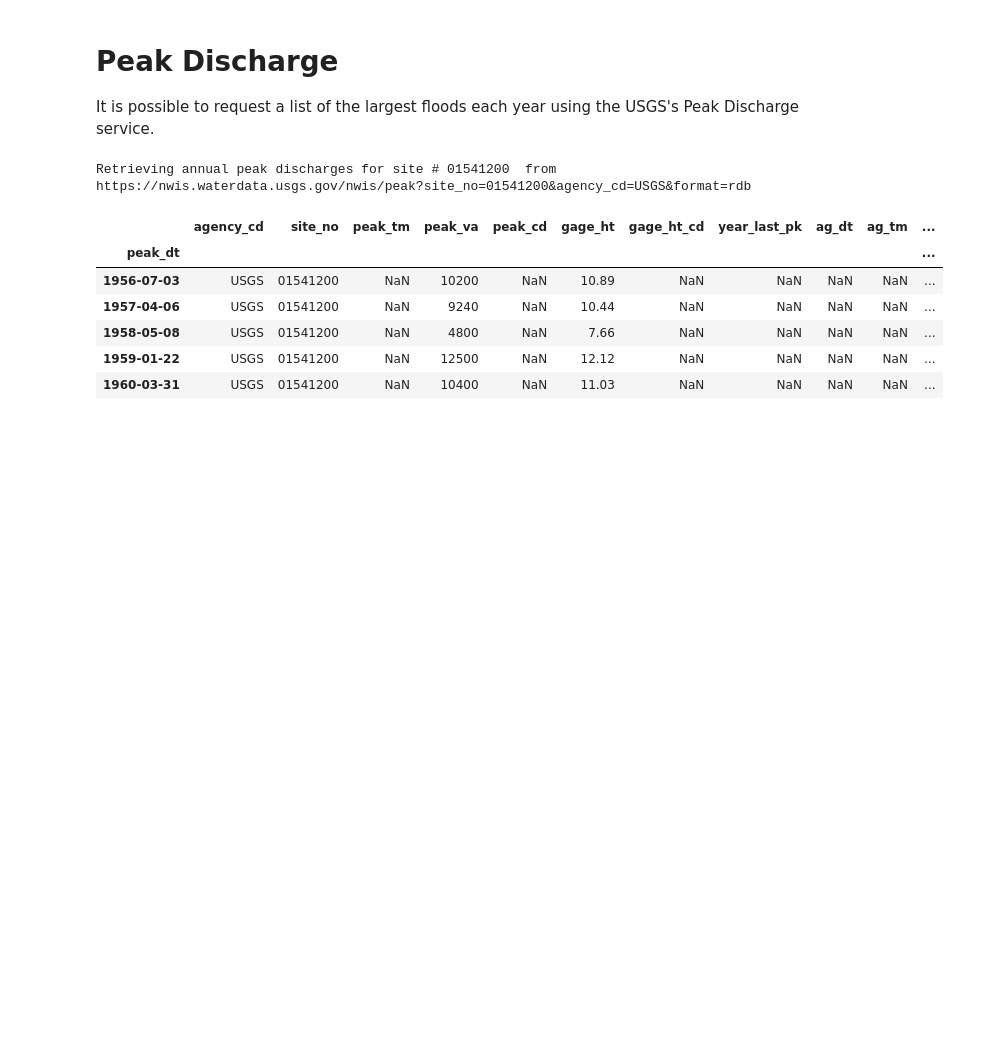
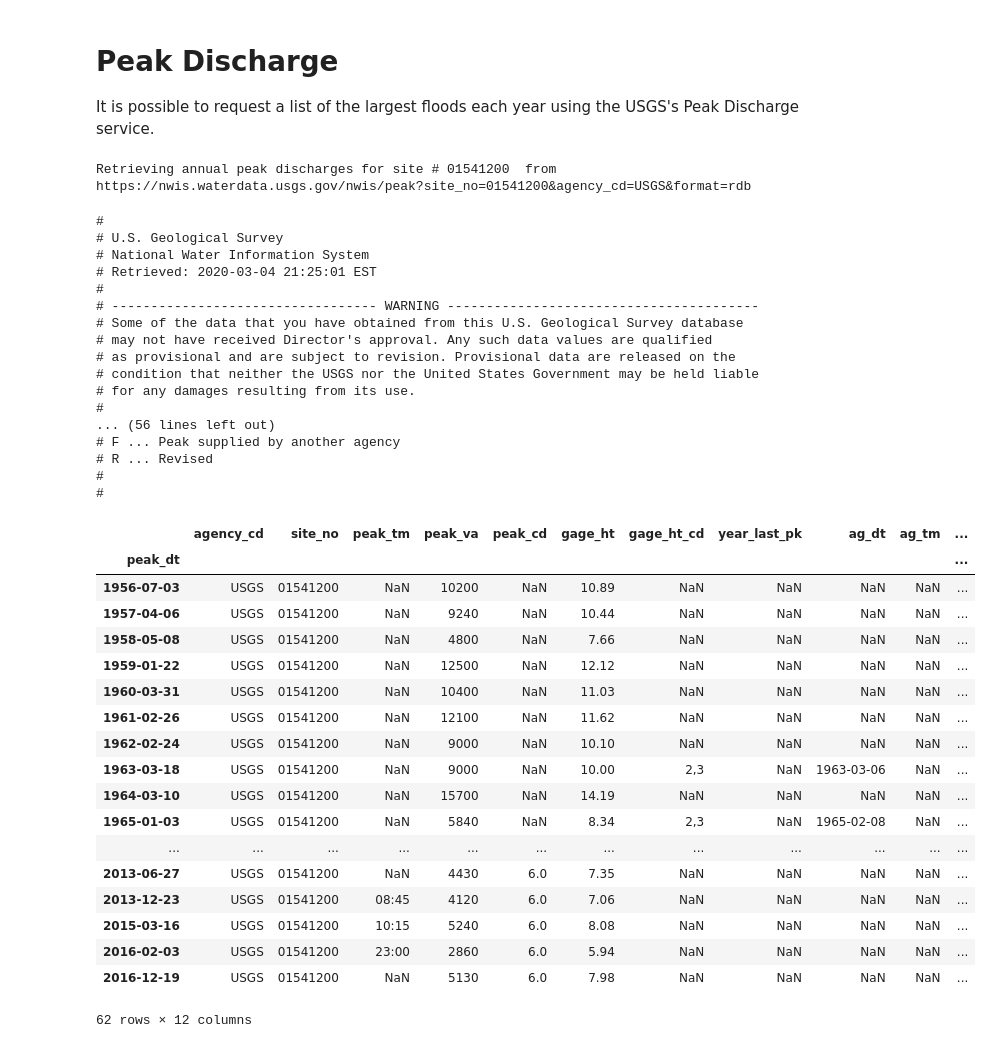
Before and after one commit to mroberge/hydrofunctions, a Jupyter notebook: docs/notebooks/Peak_Discharge.ipynb, the cells around one changed output. Cells and saved outputs as stored; diff of their text form; code cells hidden in the pictures; blank space fills up the shorter version.

```diff
--- a/docs/notebooks/Peak_Discharge.ipynb
+++ b/docs/notebooks/Peak_Discharge.ipynb
@@ -6,16 +6,45 @@ It is possible to request a list of the largest floods each year using the USGS'
 import hydrofunctions as hf
 %matplotlib inline
 # %%
-outputDF = hf.peaks('01541200')
+output = hf.peaks('01541200')
 # %% [output]
 Retrieving annual peak discharges for site # 01541200  from  https://nwis.waterdata.usgs.gov/nwis/peak?site_no=01541200&agency_cd=USGS&format=rdb
-# %%
-outputDF.head()
-# %% [output]
-|  | agency_cd | site_no | peak_tm | peak_va | peak_cd | gage_ht | gage_ht_cd | year_last_pk | ag_dt | ag_tm | ... |
-| peak_dt |  |  |  |  |  |  |  |  |  |  | ... |
-| 1956-07-03 | USGS | 01541200 | NaN | 10200 | NaN | 10.89 | NaN | NaN | NaN | NaN | ... |
-| 1957-04-06 | USGS | 01541200 | NaN | 9240 | NaN | 10.44 | NaN | NaN | NaN | NaN | ... |
-| 1958-05-08 | USGS | 01541200 | NaN | 4800 | NaN | 7.66 | NaN | NaN | NaN | NaN | ... |
-| 1959-01-22 | USGS | 01541200 | NaN | 12500 | NaN | 12.12 | NaN | NaN | NaN | NaN | ... |
-| 1960-03-31 | USGS | 01541200 | NaN | 10400 | NaN | 11.03 | NaN | NaN | NaN | NaN | ... |
+# %%
+output
+# %% [output]
+#
+# U.S. Geological Survey
+# National Water Information System
+# Retrieved: 2020-03-04 21:25:01 EST
+#
+# ---------------------------------- WARNING ----------------------------------------
+# Some of the data that you have obtained from this U.S. Geological Survey database
+# may not have received Director's approval. Any such data values are qualified
+# as provisional and are subject to revision. Provisional data are released on the
+# condition that neither the USGS nor the United States Government may be held liable
+# for any damages resulting from its use.
+#
+... (56 lines left out)
+# F ... Peak supplied by another agency
+# R ... Revised
+#
+#
+|  | agency_cd | site_no | peak_tm | peak_va | peak_cd | gage_ht | gage_ht_cd | year_last_pk | ag_dt | ag_tm | ... |
+| peak_dt |  |  |  |  |  |  |  |  |  |  | ... |
+| 1956-07-03 | USGS | 01541200 | NaN | 10200 | NaN | 10.89 | NaN | NaN | NaN | NaN | ... |
+| 1957-04-06 | USGS | 01541200 | NaN | 9240 | NaN | 10.44 | NaN | NaN | NaN | NaN | ... |
+| 1958-05-08 | USGS | 01541200 | NaN | 4800 | NaN | 7.66 | NaN | NaN | NaN | NaN | ... |
+| 1959-01-22 | USGS | 01541200 | NaN | 12500 | NaN | 12.12 | NaN | NaN | NaN | NaN | ... |
+| 1960-03-31 | USGS | 01541200 | NaN | 10400 | NaN | 11.03 | NaN | NaN | NaN | NaN | ... |
+| 1961-02-26 | USGS | 01541200 | NaN | 12100 | NaN | 11.62 | NaN | NaN | NaN | NaN | ... |
+| 1962-02-24 | USGS | 01541200 | NaN | 9000 | NaN | 10.10 | NaN | NaN | NaN | NaN | ... |
+| 1963-03-18 | USGS | 01541200 | NaN | 9000 | NaN | 10.00 | 2,3 | NaN | 1963-03-06 | NaN | ... |
+| 1964-03-10 | USGS | 01541200 | NaN | 15700 | NaN | 14.19 | NaN | NaN | NaN | NaN | ... |
+| 1965-01-03 | USGS | 01541200 | NaN | 5840 | NaN | 8.34 | 2,3 | NaN | 1965-02-08 | NaN | ... |
+| ... | ... | ... | ... | ... | ... | ... | ... | ... | ... | ... | ... |
+| 2013-06-27 | USGS | 01541200 | NaN | 4430 | 6.0 | 7.35 | NaN | NaN | NaN | NaN | ... |
+| 2013-12-23 | USGS | 01541200 | 08:45 | 4120 | 6.0 | 7.06 | NaN | NaN | NaN | NaN | ... |
+| 2015-03-16 | USGS | 01541200 | 10:15 | 5240 | 6.0 | 8.08 | NaN | NaN | NaN | NaN | ... |
+| 2016-02-03 | USGS | 01541200 | 23:00 | 2860 | 6.0 | 5.94 | NaN | NaN | NaN | NaN | ... |
+| 2016-12-19 | USGS | 01541200 | NaN | 5130 | 6.0 | 7.98 | NaN | NaN | NaN | NaN | ... |
+62 rows × 12 columns
```
Also changed, not shown: 1 other file.
